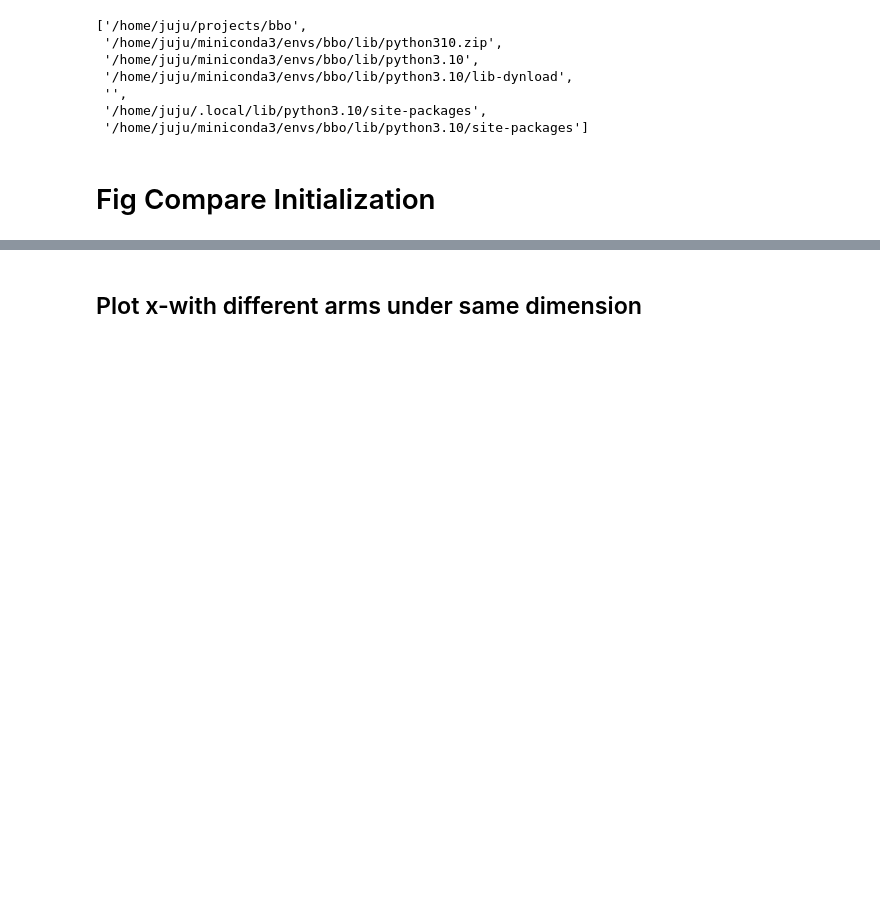
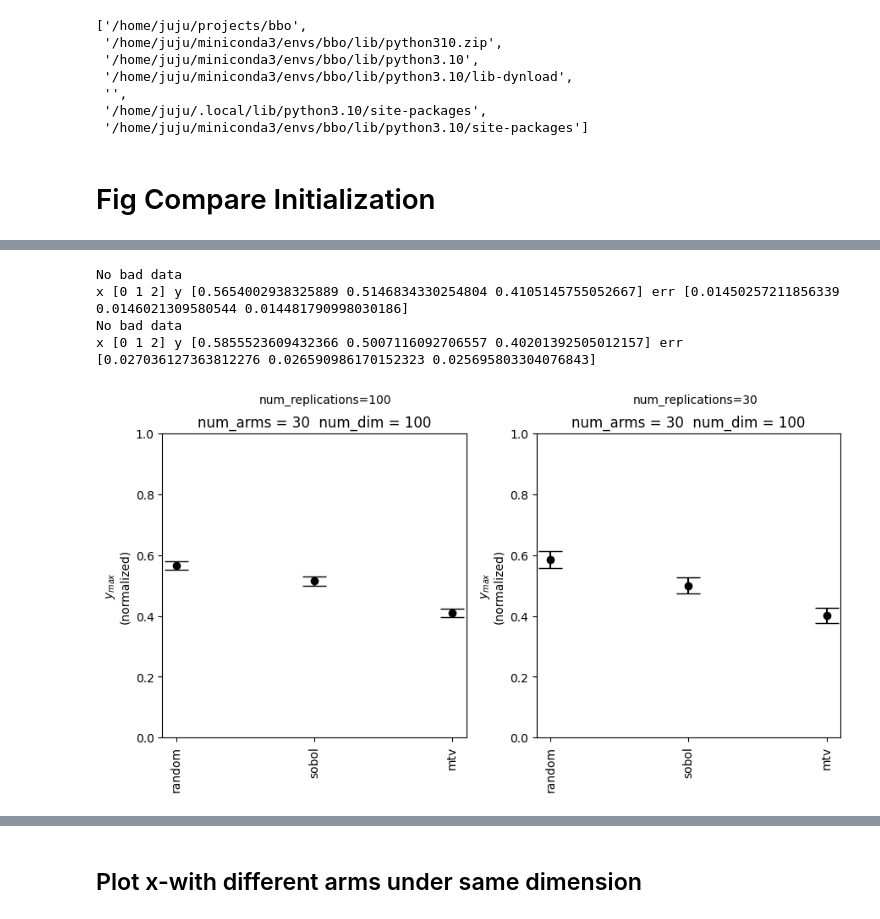
Before and after one commit to yubo-research/yubo, a Jupyter notebook: Plotting_code-Copy1.ipynb, the cells around one changed output, grey strips where cells are left out. Drawn from its saved outputs; the diff is of its cells as text; code cells hidden in the pictures; blank space fills up the shorter version.

```diff
--- a/Plotting_code-Copy1.ipynb
+++ b/Plotting_code-Copy1.ipynb
@@ -74,0 +129,14 @@ def plot_compare_init(ax, exp_name, num_arms, num_dim):
+# %%
+fig, axs = ap.subplots(1,2, figsize=9)
+plot_compare_init(axs[0], "exp_2_figure/plot_100d_30arm", num_arms=30, num_dim=100)
+axs[0].text(0.6,1.1,"num_replications=100")
+plot_compare_init(axs[1], "exp_2_plots/plot_100d_30arm", num_arms=30, num_dim=100)
+axs[1].text(0.6,1.1,"num_replications=30")
+ap.tight(axs)
+plt.show()
+# %% [output]
+No bad data
+x [0 1 2] y [0.5654002938325889 0.5146834330254804 0.4105145755052667] err [0.01450257211856339 0.0146021309580544 0.014481790998030186]
+No bad data
+x [0 1 2] y [0.5855523609432366 0.5007116092706557 0.40201392505012157] err [0.027036127363812276 0.026590986170152323 0.025695803304076843]
+[figure, added]
```
Also changed, not shown: parts of 29 cells of this notebook.
